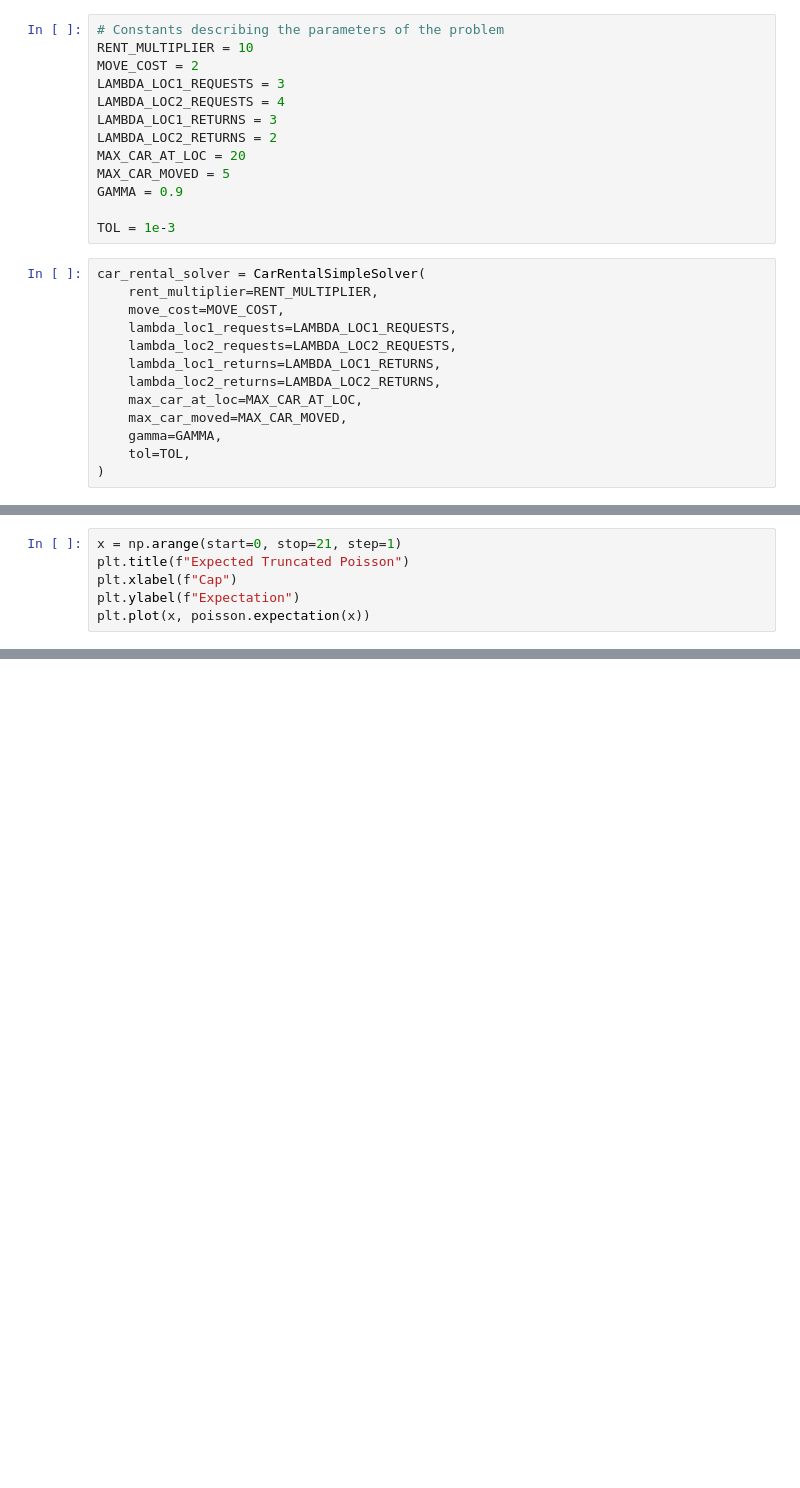
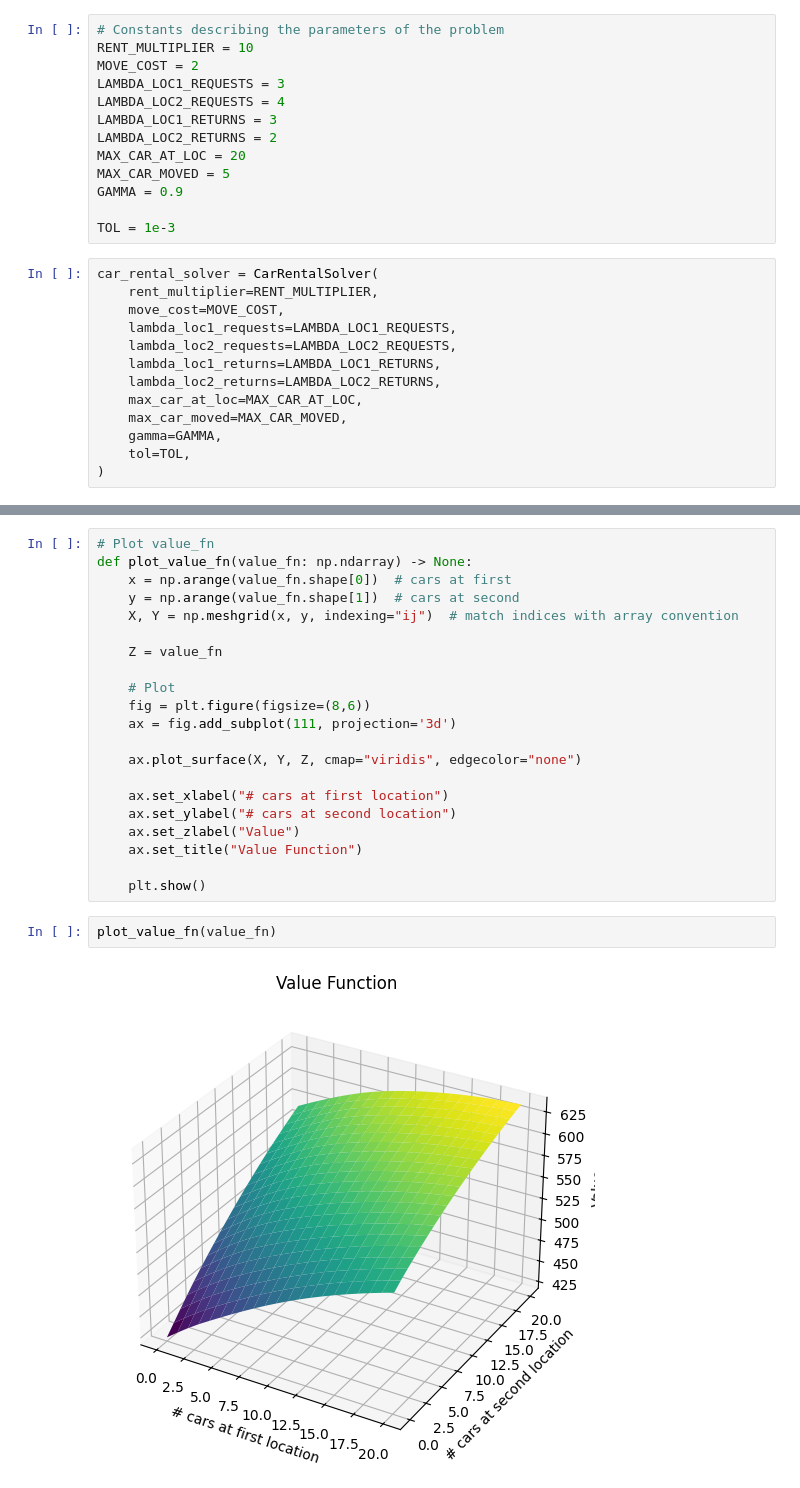
Before and after one commit to SirjanK/rl-book-solutions, a Jupyter notebook: dynamic_programming/car_rental.ipynb, the cells around one changed output, grey strips where cells are left out. Saved outputs shown, nothing was run; the diff lists cells and outputs as text; blank space fills up the shorter version.

```diff
--- a/dynamic_programming/car_rental.ipynb
+++ b/dynamic_programming/car_rental.ipynb
@@ -27,7 +30,7 @@ GAMMA = 0.9
 
 TOL = 1e-3
 # %%
-car_rental_solver = CarRentalSimpleSolver(
+car_rental_solver = CarRentalSolver(
     rent_multiplier=RENT_MULTIPLIER,
     move_cost=MOVE_COST,
     lambda_loc1_requests=LAMBDA_LOC1_REQUESTS,
@@ -70,6 +46,0 @@ np.float64(2.949297385759137)
-# %%
-x = np.arange(start=0, stop=21, step=1)
-plt.title(f"Expected Truncated Poisson")
-plt.xlabel(f"Cap")
-plt.ylabel(f"Expectation")
-plt.plot(x, poisson.expectation(x))
@@ -78,0 +92,25 @@ plt.plot(x, poisson.expectation(x))
+# %%
+# Plot value_fn
+def plot_value_fn(value_fn: np.ndarray) -> None:
+    x = np.arange(value_fn.shape[0])  # cars at first
+    y = np.arange(value_fn.shape[1])  # cars at second
+    X, Y = np.meshgrid(x, y, indexing="ij")  # match indices with array convention
+
+    Z = value_fn
+
+    # Plot
+    fig = plt.figure(figsize=(8,6))
+    ax = fig.add_subplot(111, projection='3d')
+
+    ax.plot_surface(X, Y, Z, cmap="viridis", edgecolor="none")
+
+    ax.set_xlabel("# cars at first location")
+    ax.set_ylabel("# cars at second location")
+    ax.set_zlabel("Value")
+    ax.set_title("Value Function")
+
+    plt.show()
+# %%
+plot_value_fn(value_fn)
+# %% [output]
+[figure, added]
```
Also changed, not shown: parts of 21 cells of this notebook, 1 other file.
